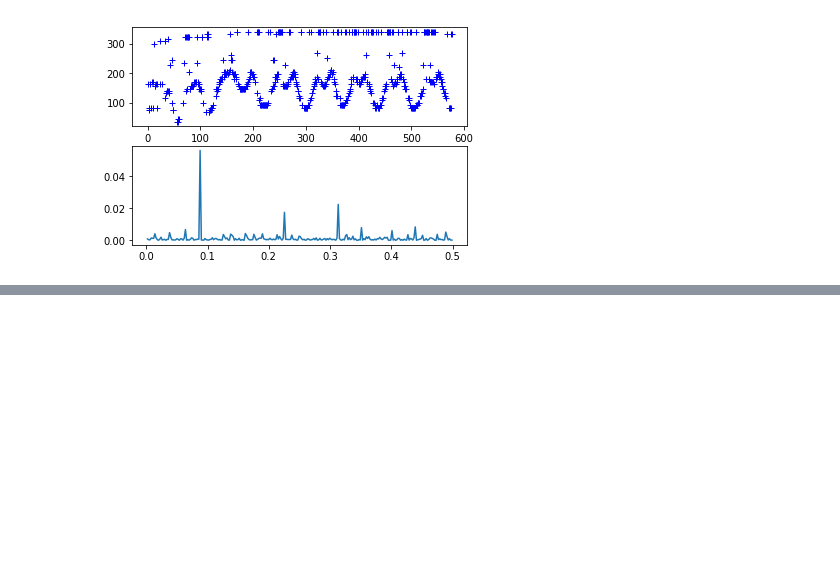
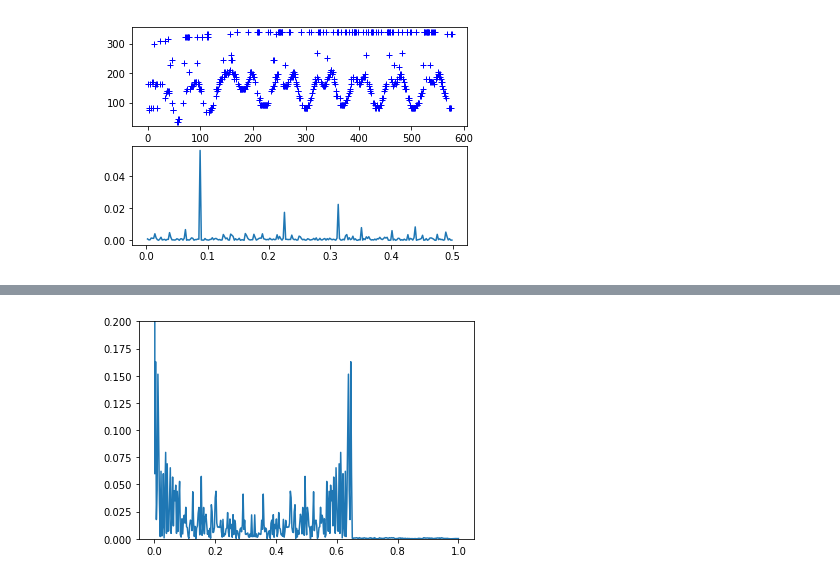
Before and after one commit to SreehariRamMohan/Sit-to-stand-Test, a Jupyter notebook: iOS Custom Peak Detection.ipynb, the cells around one changed output, grey strips where cells are left out. Drawn from its saved outputs; the diff is of its cells as text; code cells hidden in the pictures; blank space fills up the shorter version.

Commit message:
Visualization of iOS periodogram

```diff
--- a/iOS Custom Peak Detection.ipynb
+++ b/iOS Custom Peak Detection.ipynb
@@ -122,3 +122,5 @@ end of loop
 [figure]
 [figure]
 [figure]
+# %%
+pgram = pd.read_csv('pgram.csv')
@@ -124,0 +136,6 @@ end of loop
+# %%
+plt.plot(pgram.iloc[:, 0]/pgram.iloc[:, 0].max(), pgram.iloc[:, 1])
+plt.ylim(0, 0.2)
+plt.savefig("iOS-periodogram")
+# %% [output]
+[figure, added]
```
Also changed, not shown: parts of 1 cell of this notebook, 2 other files.
